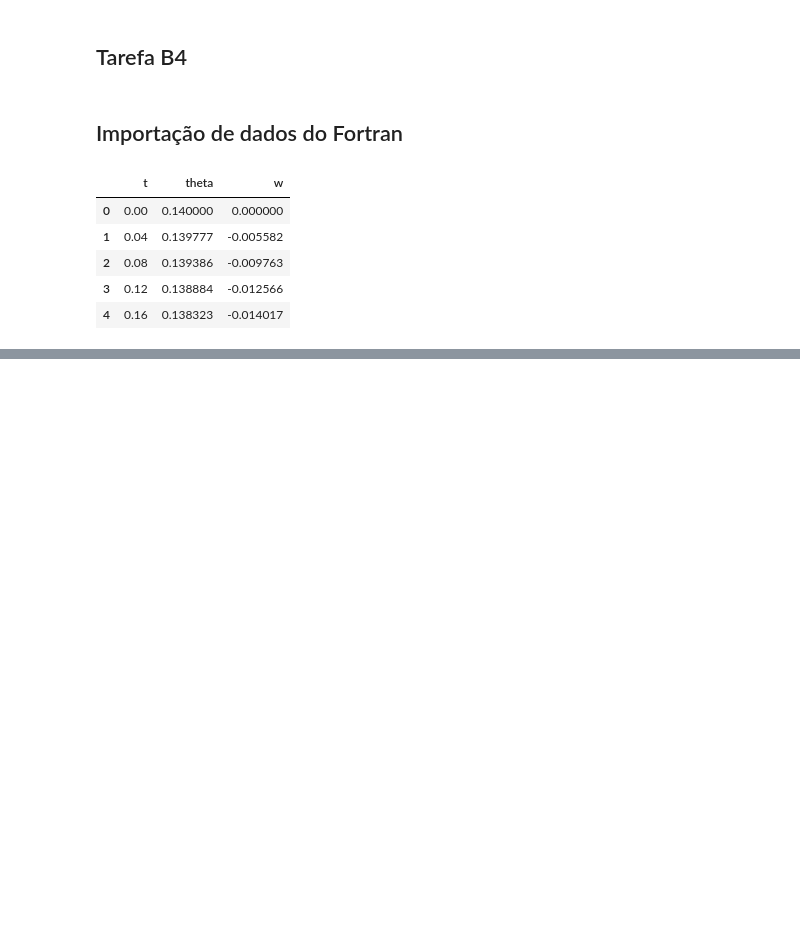
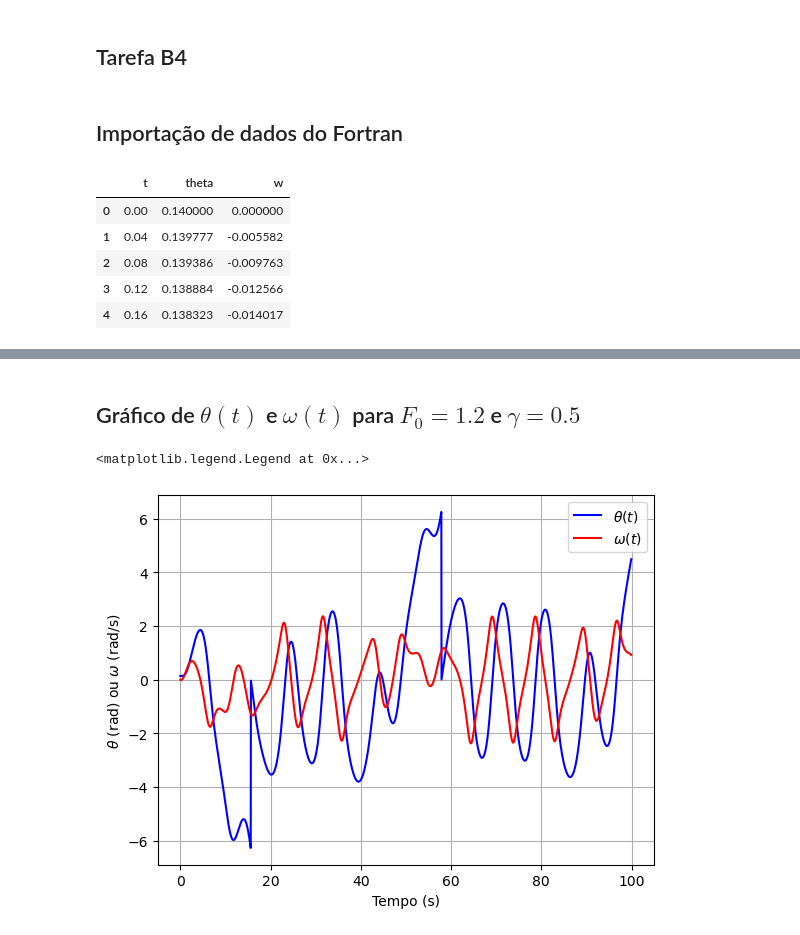
Before and after one commit to brenopelegrin/intro-fiscomp, a Jupyter notebook: projeto-4/tarefa-B/analise.ipynb, the cells around one changed output, grey strips where cells are left out. Drawn from its saved outputs; the diff is of its cells as text; code cells hidden in the pictures; blank space fills up the shorter version.

```diff
--- a/projeto-4/tarefa-B/analise.ipynb
+++ b/projeto-4/tarefa-B/analise.ipynb
@@ -158,0 +194,13 @@ ax7.legend()
+# %% [markdown]
+## Gráfico de $\theta(t)$ e $\omega(t)$ para $F_0 = 1.2$ e $\gamma = 0.5$
+# %%
+f8, ax8 = plt.subplots()
+ax8.plot(df3_g2['t'], df3_g2['theta'], color='blue', label='$\\theta(t)$')
+ax8.plot(df3_g2['t'], df3_g2['w'], color='red', label='$\\omega(t)$')
+ax8.set_xlabel('Tempo (s)')
+ax8.set_ylabel('$\\theta$ (rad) ou $\\omega$ (rad/s)')
+ax8.grid()
+ax8.legend()
+# %% [output]
+<matplotlib.legend.Legend at 0x...>
+[figure, added]
```
Also changed, not shown: parts of 12 cells of this notebook, 11 other files.
